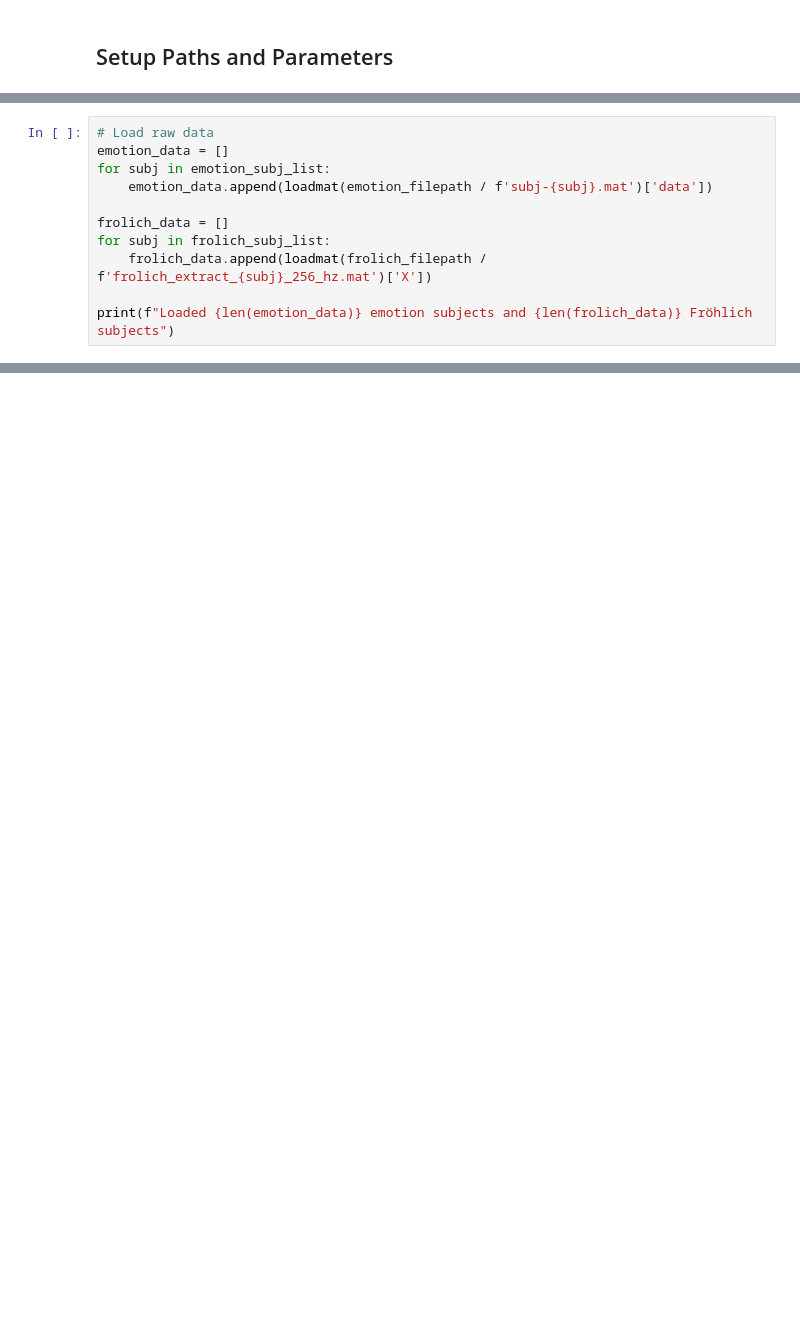
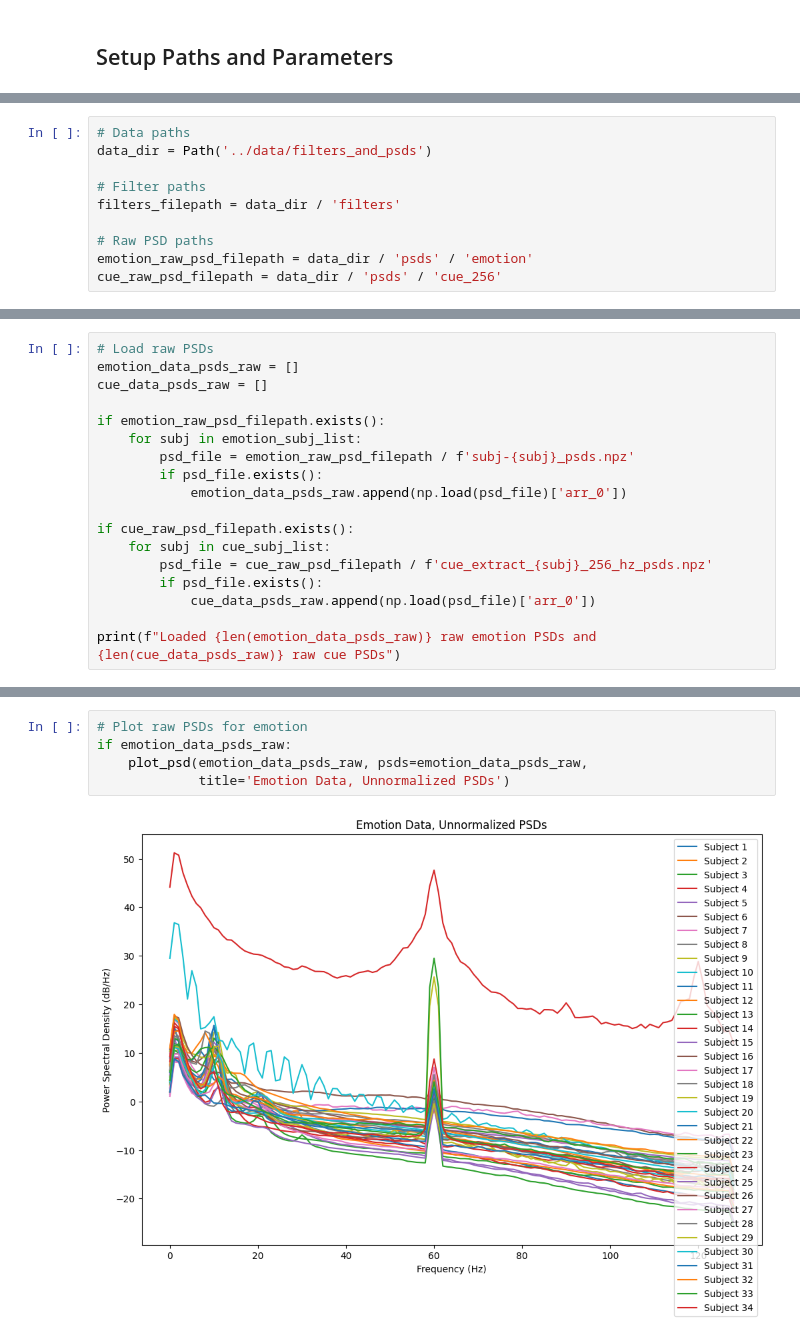
Before and after one commit to cniel-ud/ICWaves, a Jupyter notebook: notebooks/cmmn_visualization.ipynb, the cells around one changed output, grey strips where cells are left out. Saved outputs shown, nothing was run; the diff lists cells and outputs as text; blank space fills up the shorter version.

```diff
--- a/notebooks/cmmn_visualization.ipynb
+++ b/notebooks/cmmn_visualization.ipynb
@@ -86,11 +33,0 @@ frolich_transformed_original_psd_filepath.mkdir(parents=True, exist_ok=True)
-# %%
-# Load raw data
-emotion_data = []
-for subj in emotion_subj_list:
-    emotion_data.append(loadmat(emotion_filepath / f'subj-{subj}.mat')['data'])
-
-frolich_data = []
-for subj in frolich_subj_list:
-    frolich_data.append(loadmat(frolich_filepath / f'frolich_extract_{subj}_256_hz.mat')['X'])
-
-print(f"Loaded {len(emotion_data)} emotion subjects and {len(frolich_data)} Fröhlich subjects")
@@ -353,0 +42,10 @@ print("Ready for NER paper submission!")
+# %%
+# Data paths
+data_dir = Path('../data/filters_and_psds')
+
+# Filter paths
+filters_filepath = data_dir / 'filters'
+
+# Raw PSD paths
+emotion_raw_psd_filepath = data_dir / 'psds' / 'emotion'
+cue_raw_psd_filepath = data_dir / 'psds' / 'cue_256'
@@ -353,0 +54,18 @@ print("Ready for NER paper submission!")
+# %%
+# Load raw PSDs
+emotion_data_psds_raw = []
+cue_data_psds_raw = []
+
+if emotion_raw_psd_filepath.exists():
+    for subj in emotion_subj_list:
+        psd_file = emotion_raw_psd_filepath / f'subj-{subj}_psds.npz'
+        if psd_file.exists():
+            emotion_data_psds_raw.append(np.load(psd_file)['arr_0'])
+
+if cue_raw_psd_filepath.exists():
+    for subj in cue_subj_list:
+        psd_file = cue_raw_psd_filepath / f'cue_extract_{subj}_256_hz_psds.npz'
+        if psd_file.exists():
+            cue_data_psds_raw.append(np.load(psd_file)['arr_0'])
+
+print(f"Loaded {len(emotion_data_psds_raw)} raw emotion PSDs and {len(cue_data_psds_raw)} raw cue PSDs")
@@ -353,0 +76,7 @@ print("Ready for NER paper submission!")
+# %%
+# Plot raw PSDs for emotion
+if emotion_data_psds_raw:
+    plot_psd(emotion_data_psds_raw, psds=emotion_data_psds_raw,
+             title='Emotion Data, Unnormalized PSDs')
+# %% [output]
+[figure, added]
```
Also changed, not shown: parts of 40 cells of this notebook, 1 other file.
